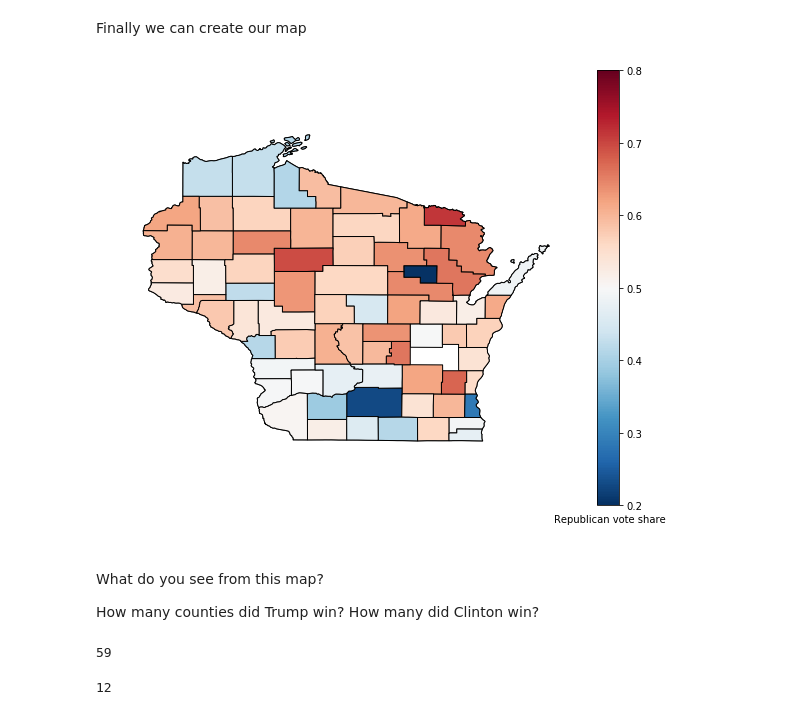
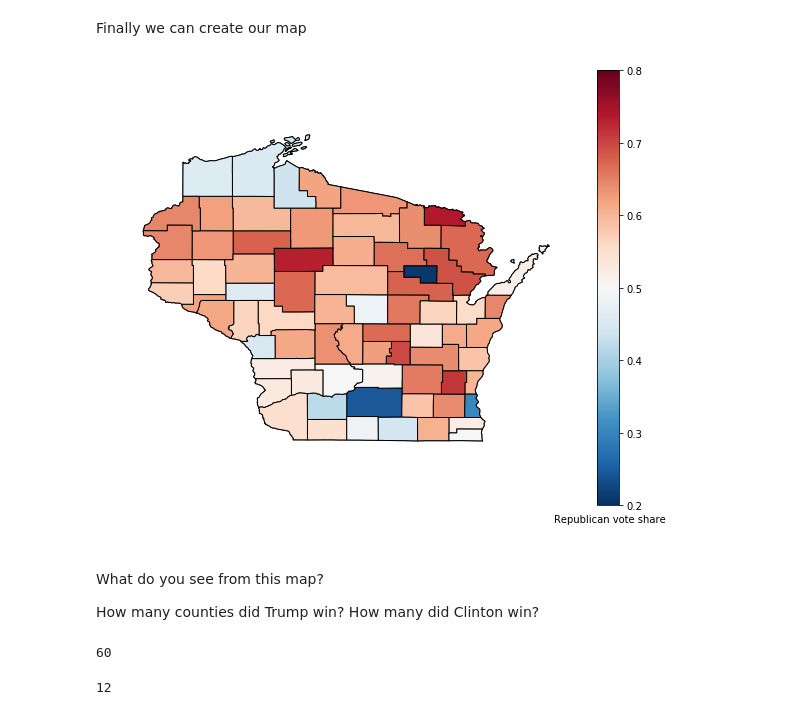
Before and after one commit to QuantEcon/quantecon-notebooks-datascience-old, a Jupyter notebook: applications/maps.ipynb, the cells around one changed output. Saved outputs shown, nothing was run; the diff lists cells and outputs as text; code cells hidden in the pictures.

Commit message:
Corrected Fond du Lac and trump_share problems.

```diff
--- a/applications/maps.ipynb
+++ b/applications/maps.ipynb
@@ -378,6 +378,7 @@ First, there is a little bit of cleaning up to finish.
 # %%
 results["county"] = results["county"].str.title()
 results["county"] = results["county"].str.strip()
+county_df["NAME"] = county_df["NAME"].str.title()
 county_df["NAME"] = county_df["NAME"].str.strip()
 # %% [markdown]
 Then we can merge the election results with the county data
@@ -387,7 +388,8 @@ res_w_states = county_df.merge(results, left_on="NAME", right_on="county", how="
 Next we’ll create a new variable called `trump_share` which will denote what percent of the votes
 Donald Trump won during the election
 # %%
-res_w_states["trump_share"] = res_w_states["trump"] / res_w_states["total"]
+res_w_states["trump_share"] = res_w_states["trump"] / (res_w_states["total"])
+res_w_states["rel_trump_share"] = res_w_states["trump"] / (res_w_states["trump"]+res_w_states["clinton"])
 res_w_states.head()
 # %% [output]
 |  | STATEFP | COUNTYFP | COUNTYNS | AFFGEOID | GEOID | NAME | LSAD | ALAND | AWATER | geometry | county | ... |
@@ -401,24 +403,24 @@ Finally we can create our map
 # %%
 fig, gax = plt.subplots(figsize = (10,8))
 
 # Plot the state
 state_df[state_df['NAME'] == 'Wisconsin'].plot(ax = gax, edgecolor='black',color='white')
 
-# Plot the counties and pass 'trump_share' as the data to color
+# Plot the counties and pass 'rel_trump_share' as the data to color
 res_w_states.plot(
-    ax=gax, edgecolor='black', column='trump_share', legend=True, cmap='RdBu_r',
+    ax=gax, edgecolor='black', column='rel_trump_share', legend=True, cmap='RdBu_r',
     vmin=0.2, vmax=0.8
 )
 
 # Add some text to let people know what we are plotting
 gax.annotate('Republican vote share',xy=(0.76, 0.06),  xycoords='figure fraction')
 
 # I don't want the axis with long and lat
 plt.axis('off')
 
 plt.show()
 # %% [output]
-[figure, old version]
+[figure, new version]
 # %% [markdown]
 What do you see from this map?
 
@@ -426,7 +428,7 @@ How many counties did Trump win? How many did Clinton win?
 # %%
 res_w_states.eval("trump > clinton").sum()
 # %% [output]
-59
+60
 # %%
 res_w_states.eval("clinton > trump").sum()
 # %% [output]
```
Also changed, not shown: parts of 5 cells of this notebook.
